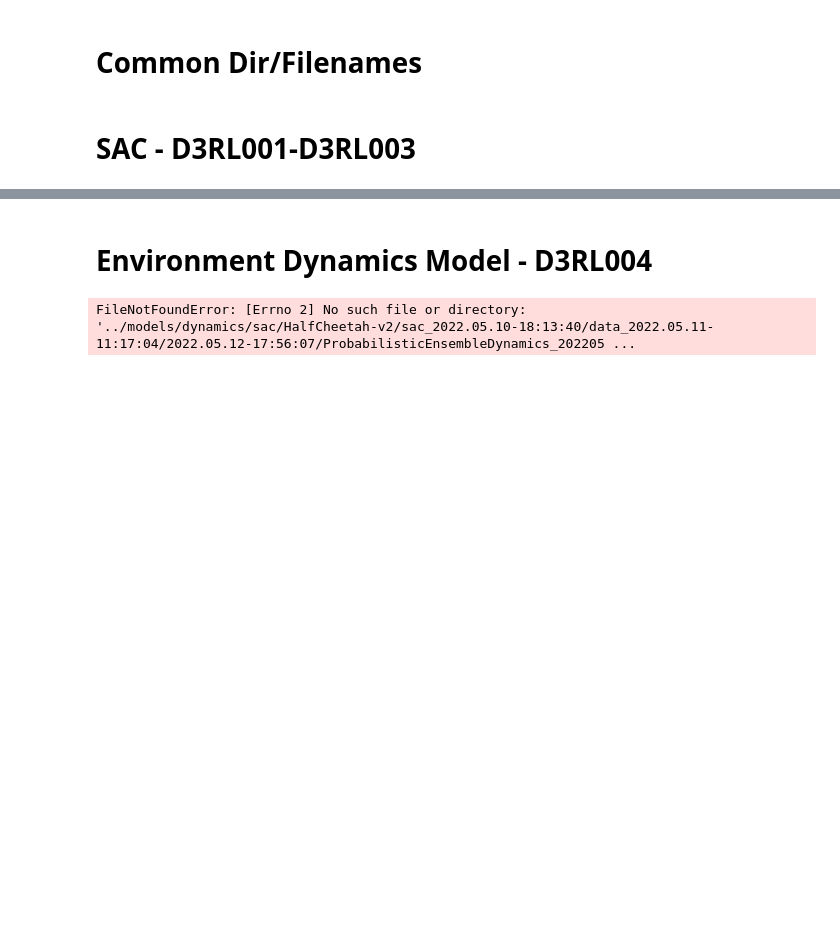
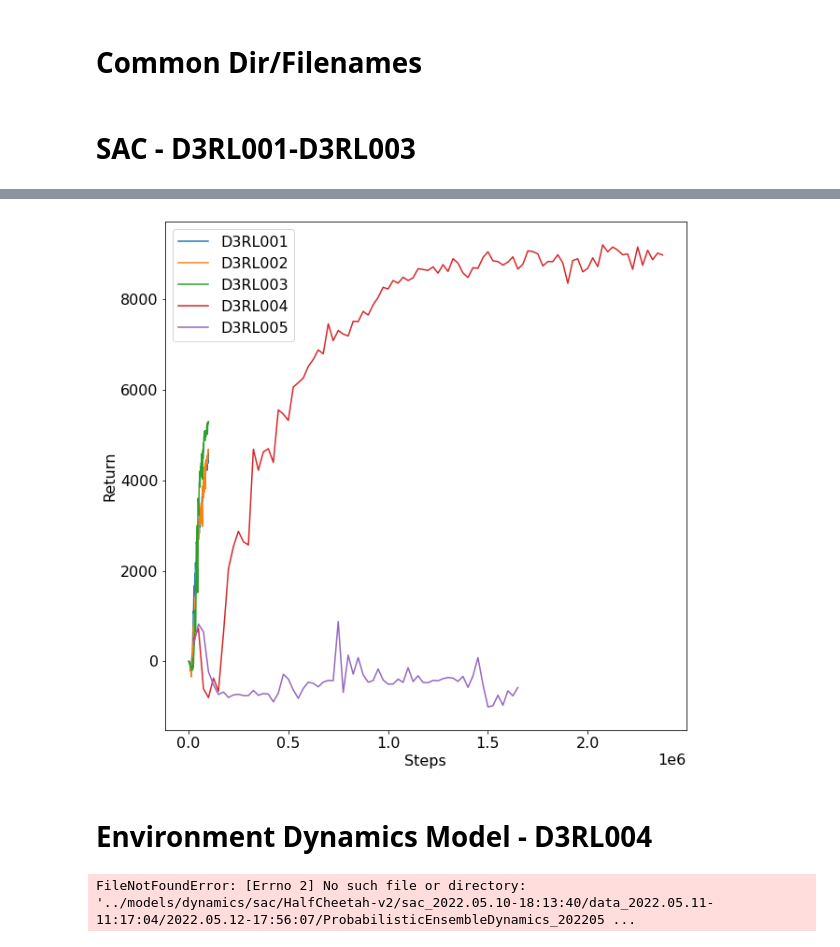
Before and after one commit to thatscotdatasci/d3rlpy, a Jupyter notebook: dogo/initial_analysis.ipynb, the cells around one changed output, grey strips where cells are left out. Cells and saved outputs as stored; diff of their text form; code cells hidden in the pictures; blank space fills up the shorter version.

Commit message:
Notebooks for evaluating results

```diff
--- a/dogo/initial_analysis.ipynb
+++ b/dogo/initial_analysis.ipynb
@@ -10,6 +10,7 @@ plt.rc('font', size=16)
 # %%
 # SAC
 SAC_ROLLOUT_RETURN_FILENAME = "rollout_return.csv"
+SAC_EVALUATION_FILENAME = "evaluation.csv"
 
 # Dynamics
 DYNAMICS_OBS_ERROR_FILENAME = "obs_error.csv"
@@ -24,6 +25,10 @@ MOPO_VALUE_SCALE_FILENAME = "value_scale.csv"
 D3RL001_SAC_RESULTS = "../../dogo_results/d3rlpy/models/sac/HalfCheetah-v2/2022.05.10-18:13:40/SAC_online_20220510181343"
 D3RL002_SAC_RESULTS = "../../dogo_results/d3rlpy/models/sac/HalfCheetah-v2/2022.05.10-18:13:41/SAC_online_20220510181345"
 D3RL003_SAC_RESULTS = "../../dogo_results/d3rlpy/models/sac/HalfCheetah-v2/2022.05.10-18:13:42/SAC_online_20220510181344"
+
+# SAC Training with Noisy Environment - evaluation performed against normal environment
+D3RL004_SAC_RESULTS = "../../dogo_results/d3rlpy/models/sac/HalfCheetah-v2-Noise/2022.06.28-11:11:57/SAC_1443_20220628111158"
+D3RL005_SAC_RESULTS = "../../dogo_results/d3rlpy/models/sac/HalfCheetah-v2-Noise/2022.06.28-11:22:16/SAC_1443_20220628112216"
 # %%
 d3rl001_sac_rollout_return = pd.read_csv(os.path.join(D3RL001_SAC_RESULTS, SAC_ROLLOUT_RETURN_FILENAME), header=None, names='index step return'.split())
 d3rl002_sac_rollout_return = pd.read_csv(os.path.join(D3RL002_SAC_RESULTS, SAC_ROLLOUT_RETURN_FILENAME), header=None, names='index step return'.split())
@@ -31,3 +39,9 @@ d3rl003_sac_rollout_return = pd.read_csv(os.path.join(D3RL003_SAC_RESULTS, SAC_R
+# %%
+d3rl001_sac_evaluation = pd.read_csv(os.path.join(D3RL001_SAC_RESULTS, SAC_EVALUATION_FILENAME), header=None, names='index step return'.split())
+d3rl002_sac_evaluation = pd.read_csv(os.path.join(D3RL002_SAC_RESULTS, SAC_EVALUATION_FILENAME), header=None, names='index step return'.split())
+d3rl003_sac_evaluation = pd.read_csv(os.path.join(D3RL003_SAC_RESULTS, SAC_EVALUATION_FILENAME), header=None, names='index step return'.split())
+d3rl004_sac_evaluation = pd.read_csv(os.path.join(D3RL004_SAC_RESULTS, SAC_EVALUATION_FILENAME), header=None, names='index step return'.split())
+d3rl005_sac_evaluation = pd.read_csv(os.path.join(D3RL005_SAC_RESULTS, SAC_EVALUATION_FILENAME), header=None, names='index step return'.split())
 # %%
 fig, ax = plt.subplots(1, 1, figsize=(10,10))
 ax.plot(d3rl001_sac_rollout_return['step'], d3rl001_sac_rollout_return['return'], label='D3RL001')
@@ -42,3 +56,16 @@ pass
+# %%
+fig, ax = plt.subplots(1, 1, figsize=(10,10))
+ax.plot(d3rl001_sac_evaluation['step'], d3rl001_sac_evaluation['return'], label='D3RL001')
+ax.plot(d3rl002_sac_evaluation['step'], d3rl002_sac_evaluation['return'], label='D3RL002')
+ax.plot(d3rl003_sac_evaluation['step'], d3rl003_sac_evaluation['return'], label='D3RL003')
+ax.plot(d3rl004_sac_evaluation['step'], d3rl004_sac_evaluation['return'], label='D3RL004')
+ax.plot(d3rl005_sac_evaluation['step'], d3rl005_sac_evaluation['return'], label='D3RL005')
+ax.set_xlabel('Steps')
+ax.set_ylabel('Return')
+ax.legend()
+pass
+# %% [output]
+[figure, added]
 # %% [markdown]
 # Environment Dynamics Model - D3RL004
 # %%
```
Also changed, not shown: parts of 2 cells of this notebook, 2 other files.
